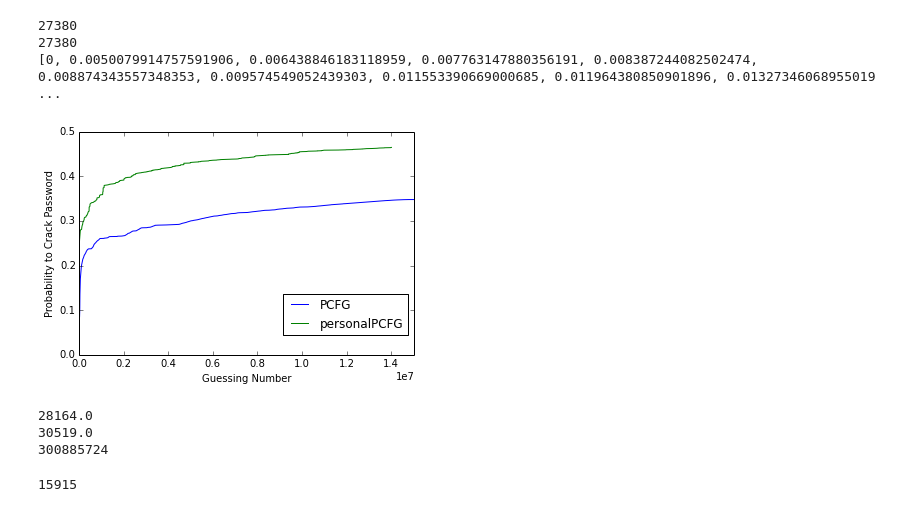
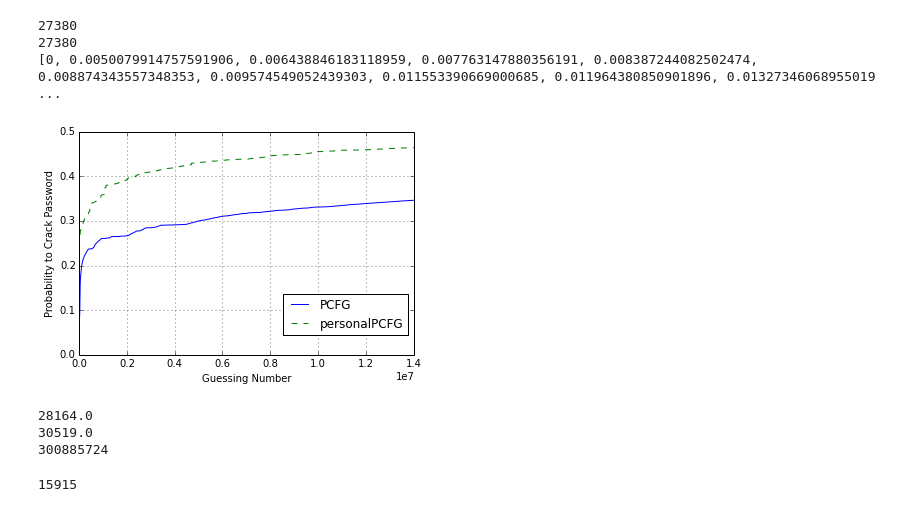
Before and after one commit to qingyuanxingsi/12306_passcracking, a Jupyter notebook: Cracking.ipynb, the cells around one changed output. Cells and saved outputs as stored; diff of their text form; code cells hidden in the pictures.

```diff
--- a/Cracking.ipynb
+++ b/Cracking.ipynb
@@ -45,36 +45,37 @@ for each in lines:
         x3points.append(lastind)
         y3points.append(total)
         lastind = int(point[0])
 
 
 
 
 
 
 print len(x2points)
 print len(y2points)
 print ypoints[:10]
 plt.plot(xpoints,ypoints,label="PCFG")
-plt.plot(x2points,y2points,label="personalPCFG")
+plt.plot(x2points,y2points,label="personalPCFG",linestyle="--")
 #plt.plot(x3points,y3points,label="personalPCFG-guessing")
 #plt.xscale('log', nonposy='clip')
 #plt.yscale('log', nonposy='clip')
 plt.ylabel('Probability to Crack Password')
 plt.xlabel('Guessing Number')
 plt.legend()
 axes = plt.gca()
-axes.set_xlim([0,0.15*10**8])
+axes.set_xlim([0,0.14*10**8])
 
 plt.legend(bbox_to_anchor=(1.0, 0.3))
+plt.grid()
 plt.show()
 print ypoints[-1] * 65695
 print y2points[-1] * 65695
 print xpoints[-1]
 # %% [output]
 27380
 27380
 [0, 0.0050079914757591906, 0.006438846183118959, 0.007763147880356191, 0.008387244082502474, 0.008874343557348353, 0.009574549052439303, 0.011553390669000685, 0.011964380850901896, 0.01327346068955019 ...
-[figure, old version]
+[figure, new version]
 28164.0
 30519.0
 300885724
```
Also changed, not shown: 11 other files.
